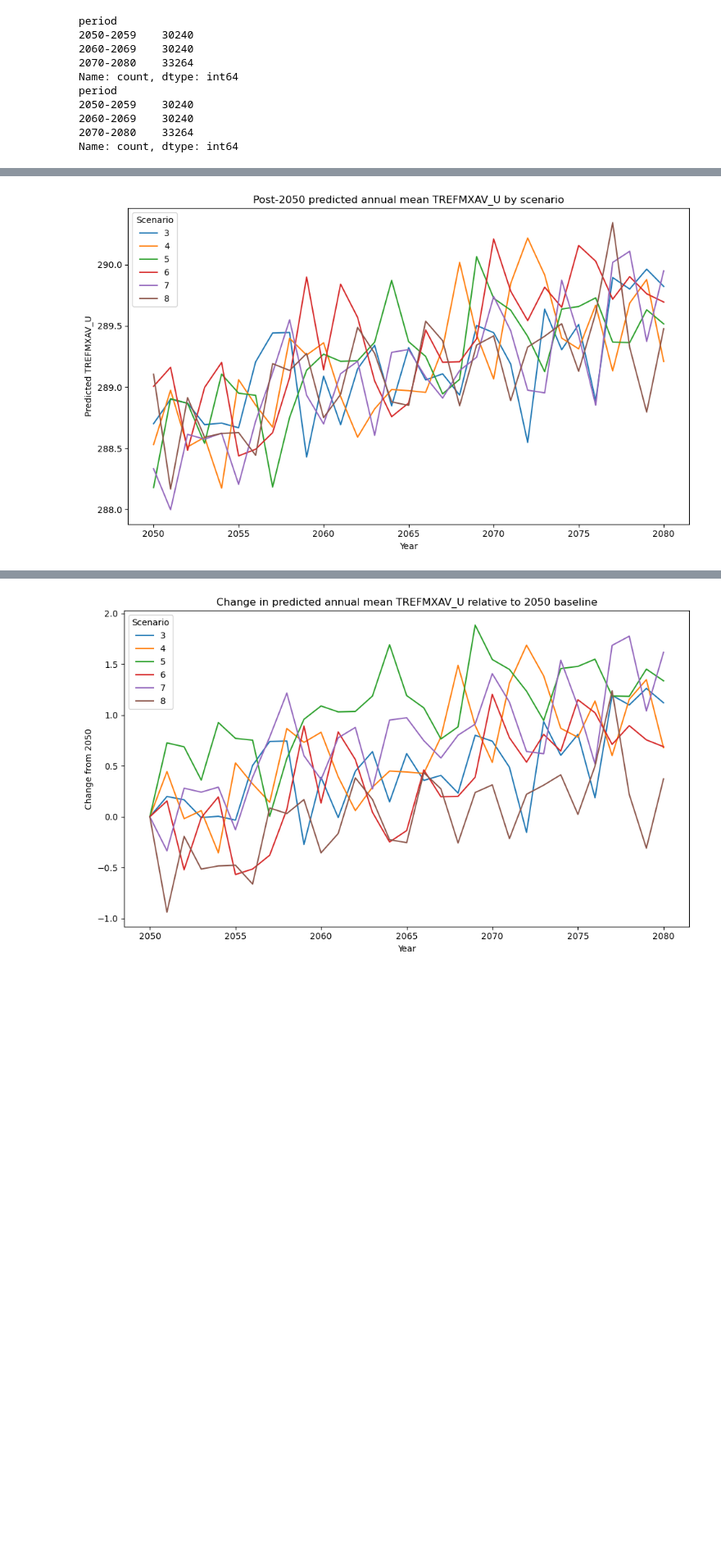
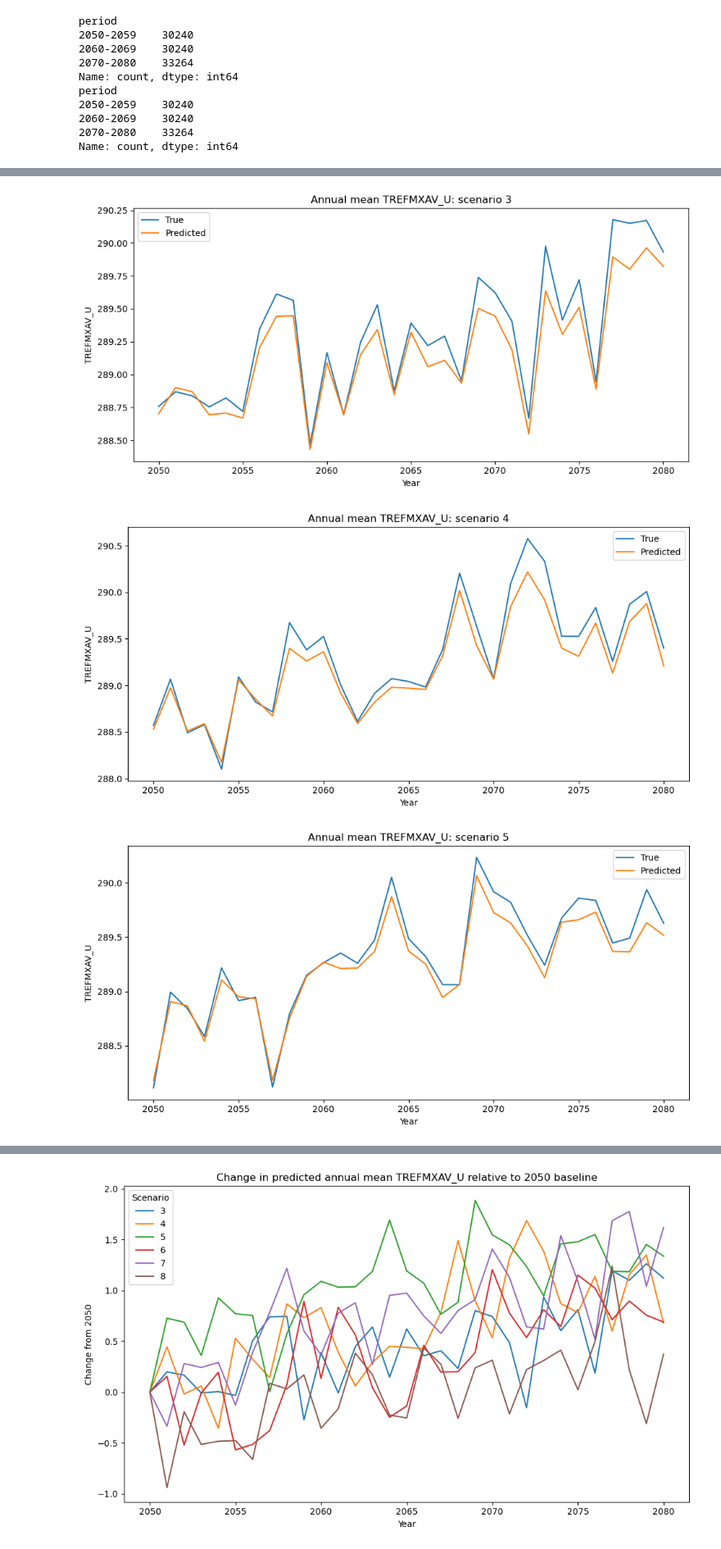
Before and after one commit to Jacob-DS-1/eds_project2, a Jupyter notebook: notebooks/04_post2050_predictions.ipynb, the cells around one changed output, grey strips where cells are left out. Shown at 82% size. Drawn from its saved outputs; the diff is of its cells as text; code cells hidden in the pictures; blank space fills up the shorter version.

Commit message:
Add comparison of post-2050 predictions to true values before interpretation

```diff
--- a/notebooks/04_post2050_predictions.ipynb
+++ b/notebooks/04_post2050_predictions.ipynb
@@ -31,8 +41,7 @@ from src.config import TABLES_DIR, FIGURES_DIR
 # %%
-post2050 = pd.read_csv(TABLES_DIR / "post2050_predictions.csv")
+post2050 = pd.read_csv(POST2050_HOLDOUT_PREDICTIONS)
 
-# Convert longitudes to typical format as opposed to 0 - 360 system
-
+# Convert longitudes to typical format rather than 0-360
 post2050_plot = post2050.copy()
 post2050_plot["lon_plot"] = ((post2050_plot["lon"] + 180) % 360) - 180
 # %%
@@ -95,7 +221,7 @@ Aggregate predictions to annual means for each scenario
 # %%
 annual_preds = (
     post2050_plot
-    .groupby(["scenario", "year"])["pred_TREFMXAV_U"]
+    .groupby(["scenario", "year"])[["TREFMXAV_U_true", "pred_TREFMXAV_U", "error"]]
     .mean()
     .reset_index()
 )
@@ -122,17 +249,17 @@ annual_preds.groupby("scenario")["year"].agg(["min", "max", "count"])
 | 7 | 2050 | 2080 | 31 |
 | 8 | 2050 | 2080 | 31 |
 # %%
-plt.figure(figsize=(10, 6))
-
 for scenario, grp in annual_preds.groupby("scenario"):
-    plt.plot(grp["year"], grp["pred_TREFMXAV_U"], label=scenario)
-
-plt.title("Post-2050 predicted annual mean TREFMXAV_U by scenario")
-plt.xlabel("Year")
-plt.ylabel("Predicted TREFMXAV_U")
-plt.legend(title="Scenario")
-plt.tight_layout()
-plt.savefig(FIGURES_DIR / "post2050_annual_trajectories_by_scenario_raw.png", dpi=300, bbox_inches="tight")
-plt.show()
+    plt.figure(figsize=(10, 5))
+    plt.plot(grp["year"], grp["TREFMXAV_U_true"], label="True")
+    plt.plot(grp["year"], grp["pred_TREFMXAV_U"], label="Predicted")
+    plt.title(f"Annual mean TREFMXAV_U: scenario {scenario}")
+    plt.xlabel("Year")
+    plt.ylabel("TREFMXAV_U")
+    plt.legend()
+    plt.tight_layout()
+    plt.show()
 # %% [output]
-[figure, old version]
+[figure, new version]
+[figure, added]
+[figure, added]
```
Also changed, not shown: parts of 35 cells of this notebook.
